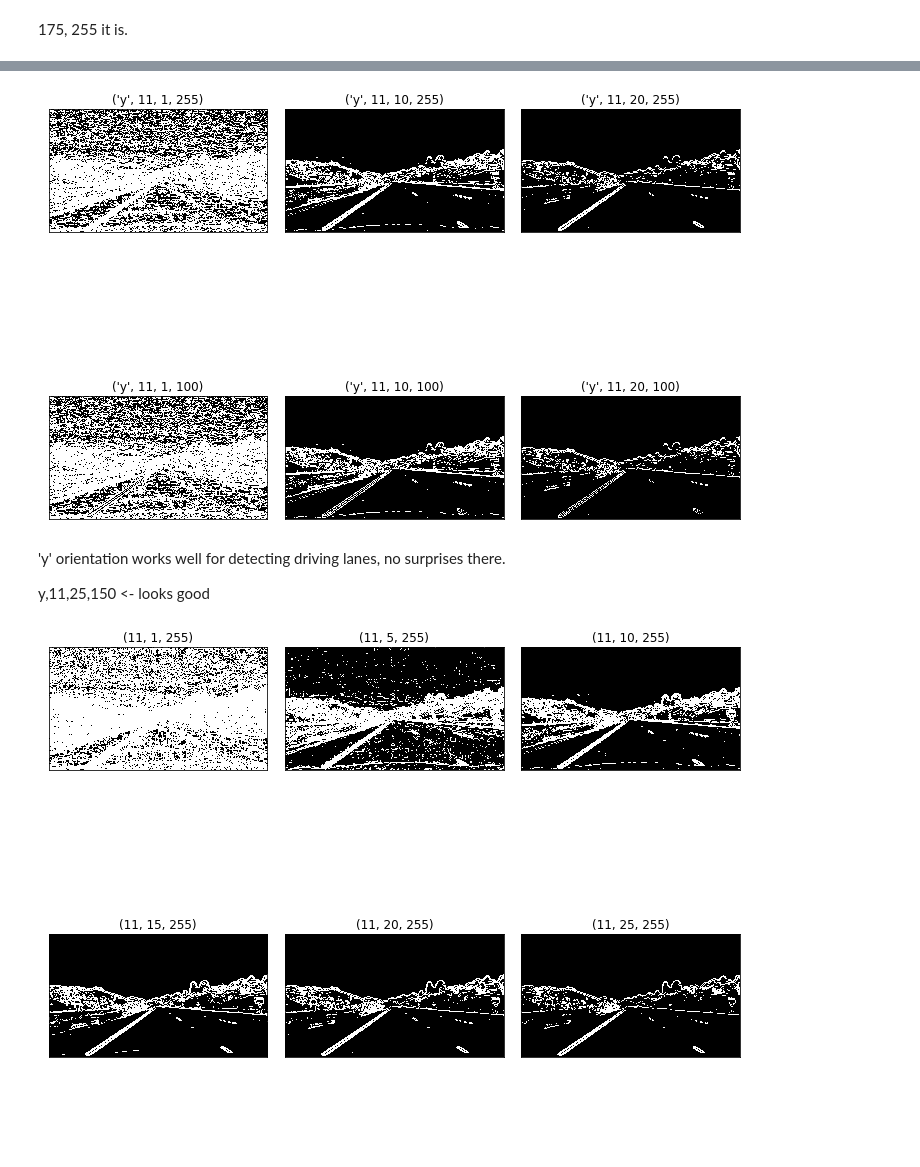
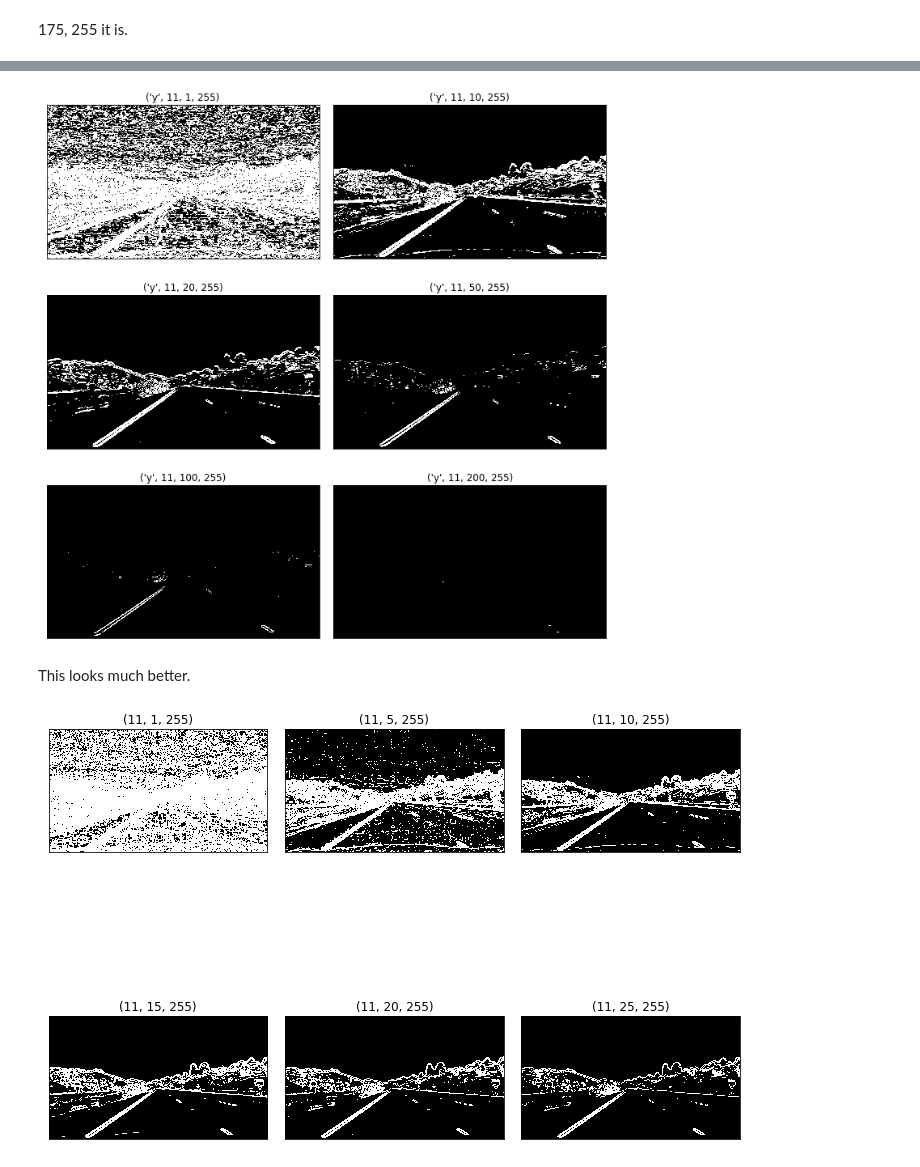
Before and after one commit to fqaiser94/CarND-Advanced-Lane-Lines, a Jupyter notebook: Lane_detection_piepeline.ipynb, the cells around one changed output, grey strips where cells are left out. Cells and saved outputs as stored; diff of their text form; code cells hidden in the pictures; blank space fills up the shorter version.

```diff
--- a/Lane_detection_piepeline.ipynb
+++ b/Lane_detection_piepeline.ipynb
@@ -532,33 +572,31 @@ show_image_list(
 # %%
 params=[
     ('y', 11, 1, 255),
     ('y', 11, 10, 255),
     ('y', 11, 20, 255),
 
-    ('y', 11, 1, 100),
-    ('y', 11, 10, 100),
-    ('y', 11, 20, 100)
+    ('y', 11, 50, 255),
+    ('y', 11, 100, 255),
+    ('y', 11, 200, 255)
     ]
 
 show_image_list(
     img_list=[
         abs_sobel_thresh(
             img = blur_image,
             orient = param[0],
             sobel_kernel = param[1],
             thresh = (param[2], param[3])
             ) for param in params
     ],
     img_labels=params,
     cmap='gray',
-    cols=3
+    cols=2
 )
 # %% [output]
-[figure, old version]
+[figure, new version]
-# %% [markdown]
-'y' orientation works well for detecting driving lanes, no surprises there.
-
-y,11,25,150 <- looks good
+# %% [markdown]
+This looks much better.
 # %%
 def mag_threshold(img, sobel_kernel=3, thresh=(0, 255)):
     """
```
Also changed, not shown: parts of 20 cells of this notebook, 4 other files.
